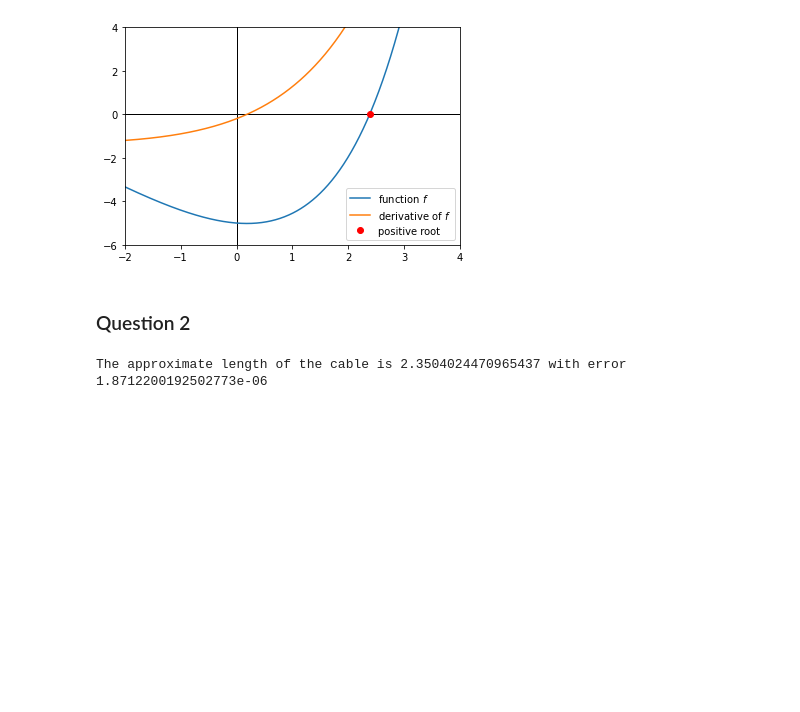
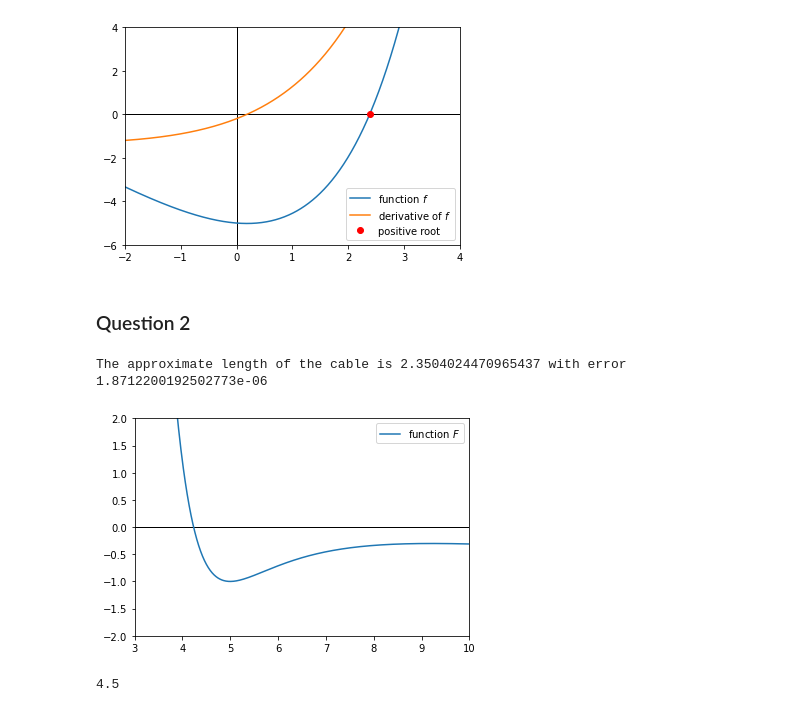
Before and after one commit to magnuis/MTM3521, a Jupyter notebook: atp1.ipynb, the cells around one changed output. Cells and saved outputs as stored; diff of their text form; code cells hidden in the pictures; blank space fills up the shorter version.

```diff
--- a/atp1.ipynb
+++ b/atp1.ipynb
@@ -200,3 +216,39 @@ cable_length, error = length(cable_integrand_length, lower_limit, upper_limit)
 print(f"The approximate length of the cable is {cable_length} with error {error}")
 # %% [output]
 The approximate length of the cable is 2.3504024470965437 with error 1.8712200192502773e-06
+# %%
+# another code
+
+def z(x, a):
+    return np.sqrt(1 + ((5 - a)**2/a**2)*(np.sinh(x/a))**2)
+
+def z_x(a):
+    integrand = lambda x: z(x, a)
+    integral_result, _ = integrate.quad(integrand, -9, 9)
+    return integral_result
+
+def F(a):
+    return z_x(a)-19
+# %%
+# plot question 2 phi_q2
+
+t = np.arange(2, 20, 0.01)
+y_phi = [F(t) for t in t]
+
+plt.axhline(0, color='black', linewidth=1)
+plt.axvline(0, color='black', linewidth=1)
+
+ax = plt.gca()
+ax.plot(t, y_phi, label=r'function $F$')
+plt.xlim(3, 10)
+plt.ylim(-2, 2)
+plt.legend()
+plt.show()
+# %% [output]
+[figure, added]
+# %%
+# finding the root for F
+
+bisection(F, 3, 5, 5e-4, 100)
+# %% [output]
+4.5
```
Also changed, not shown: parts of 5 cells of this notebook.
